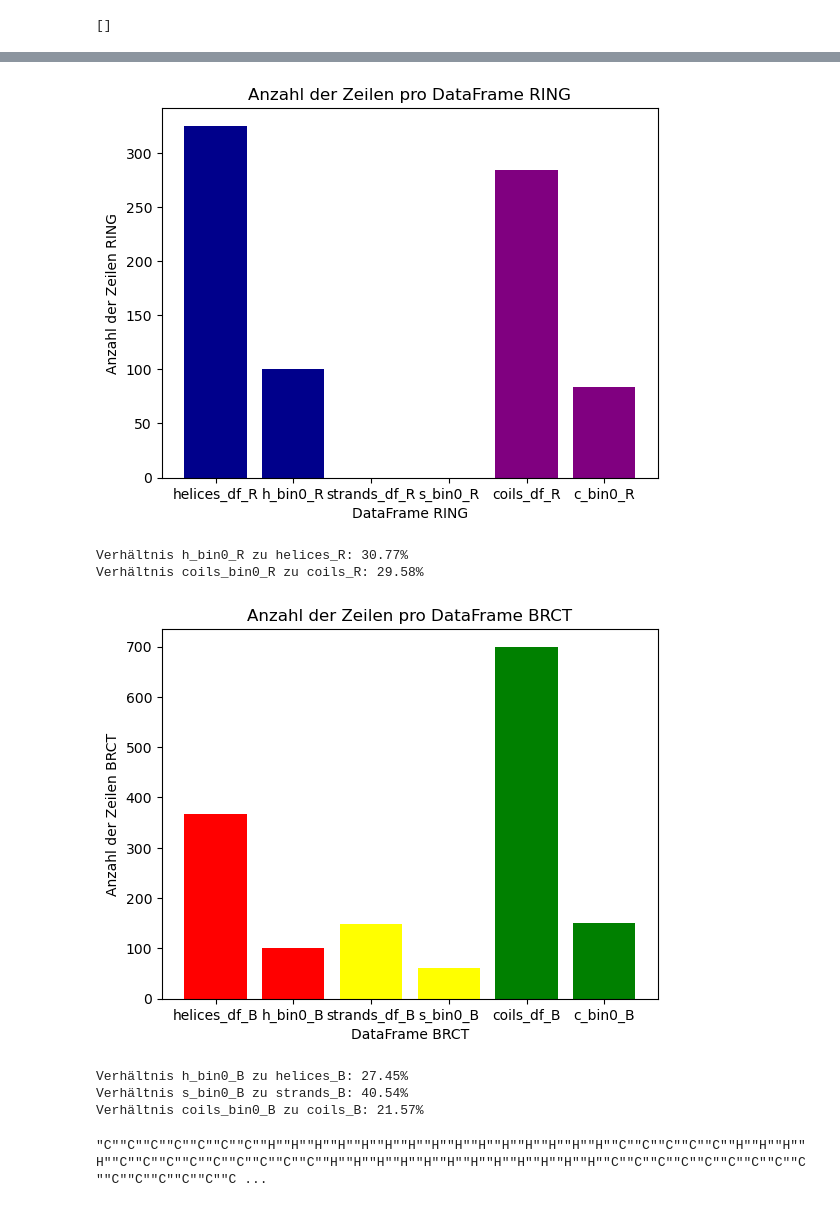
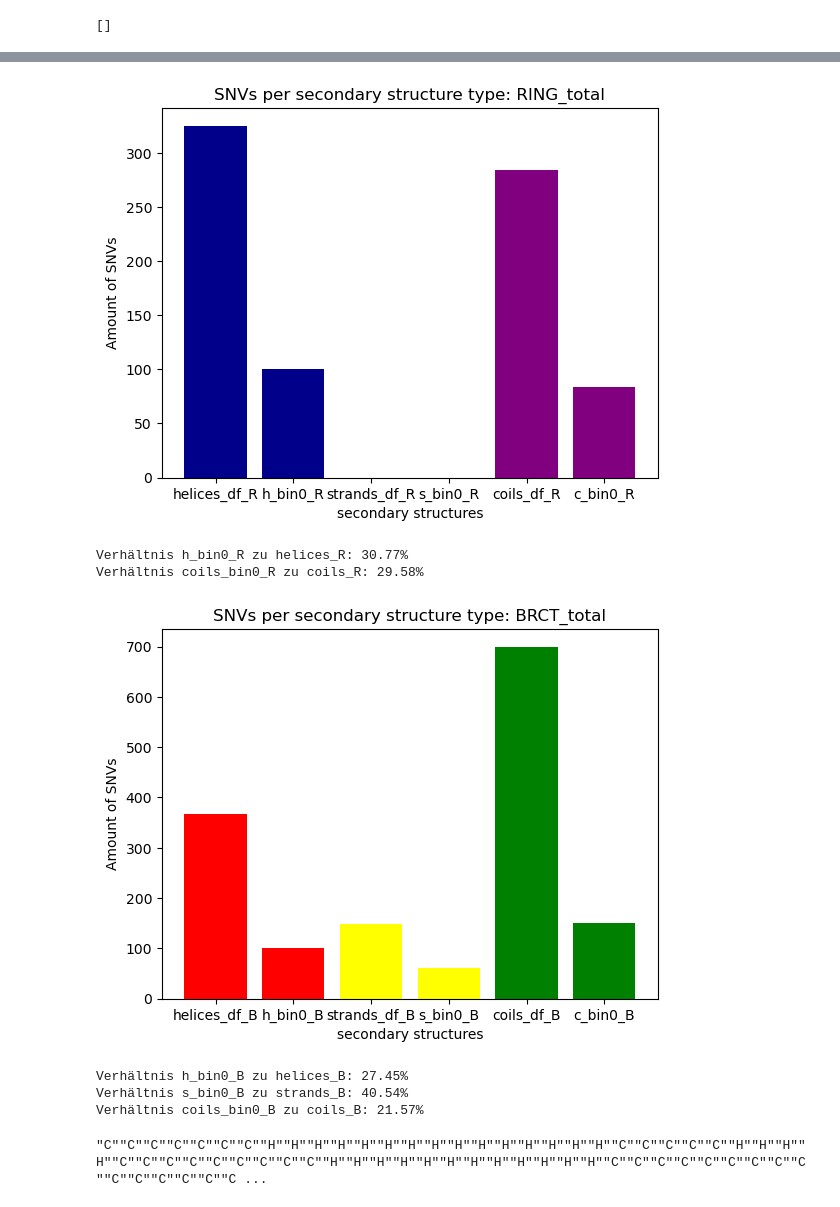
Before and after one commit to datascience-mobi-2023/topic02_team04, a Jupyter notebook: Code1_Mara.ipynb, the cells around one changed output, grey strips where cells are left out. Cells and saved outputs as stored; diff of their text form; code cells hidden in the pictures.

```diff
--- a/Code1_Mara.ipynb
+++ b/Code1_Mara.ipynb
@@ -5,5 +5,6 @@ import numpy as np
 import matplotlib.pyplot as plt
 # %%
 # data
-df = pd.read_csv("BRCA1_HUMAN_Findlay_2018.csv")
-print(df)
+#df = pd.read_csv("BRCA1_HUMAN_Findlay_2018.csv")
+#print(df)
+df = pd.read_csv("/Users/enno/Desktop/Informatik/BRCA1_HUMAN_Findlay_2018.csv")
@@ -320,9 +303,9 @@ colors = ['darkblue', 'darkblue', 'red', 'red', 'purple', 'purple']
 # Erstelle das Balkendiagramm
 plt.bar(df_names, df_counts,color=colors)
 # Achsentitel und Diagrammtitel hinzufügen
-plt.xlabel('DataFrame RING')
-plt.ylabel('Anzahl der Zeilen RING')
-plt.title('Anzahl der Zeilen pro DataFrame RING')
+plt.xlabel('secondary structures')
+plt.ylabel('Amount of SNVs')
+plt.title('SNVs per secondary structure type: RING_total')
 plt.show()
 
 
@@ -345,7 +328,7 @@ for i in range(1, len(dataframes), 2):
 for i, ratio in enumerate(ratios):
     print(f"Verhältnis {df_names[i*2+1]} zu {df_names[i*2]}: {ratio:.2f}%")
 # %% [output]
-[figure, old version]
+[figure, new version]
 Verhältnis h_bin0_R zu helices_R: 30.77%
 Verhältnis coils_bin0_R zu coils_R: 29.58%
 # %%
@@ -370,37 +353,37 @@ coils_df_BRCT_bin0 = coils_df_BRCT.loc[coils_df_BRCT['DMS_score_bin'] == 0].copy
 # Anzahl der Zeilen in jedem DataFrame
 df_counts = [len(helices_df_BRCT),len(helices_df_BRCT_bin0),len(strands_df_BRCT),len(strands_df_BRCT_bin0), len(coils_df_BRCT),len(coils_df_BRCT_bin0)]
 # DataFrame-Namen
 df_names = ['helices_df_B',"h_bin0_B", 'strands_df_B',"s_bin0_B",'coils_df_B',"c_bin0_B"]
 colors = ['red', 'red', 'yellow', 'yellow', 'green', 'green']
 # Erstelle das Balkendiagramm
 plt.bar(df_names, df_counts,color=colors)
 # Achsentitel und Diagrammtitel hinzufügen
-plt.xlabel('DataFrame BRCT')
-plt.ylabel('Anzahl der Zeilen BRCT')
-plt.title('Anzahl der Zeilen pro DataFrame BRCT')
+plt.xlabel('secondary structures')
+plt.ylabel('Amount of SNVs')
+plt.title('SNVs per secondary structure type: BRCT_total')
 plt.show()
 
 
 
 #Verältnisse der Sekundärstrukturen und ihren bin0 scores (BRCT)
 
 # Liste der DataFrames
 dataframes = [helices_df_BRCT, helices_df_BRCT_bin0, strands_df_BRCT,strands_df_BRCT_bin0,coils_df_BRCT, coils_df_BRCT_bin0]
 
 # DataFrame-Namen
 df_names = ['helices_B', 'h_bin0_B',"strands_B","s_bin0_B", 'coils_B', 'coils_bin0_B']
 
 # Berechnung des Verhältnisses der Anzahl der Zeilen für jedes Paar in Prozent
 ratios = []
 for i in range(1, len(dataframes), 2):
     ratio = (len(dataframes[i]) / len(dataframes[i-1])) * 100
     ratios.append(ratio)
 
 # Ausgabe der Verhältnisse
 for i, ratio in enumerate(ratios):
     print(f"Verhältnis {df_names[i*2+1]} zu {df_names[i*2]}: {ratio:.2f}%")
 # %% [output]
-[figure, old version]
+[figure, new version]
 Verhältnis h_bin0_B zu helices_B: 27.45%
 Verhältnis s_bin0_B zu strands_B: 40.54%
 Verhältnis coils_bin0_B zu coils_B: 21.57%
```
Also changed, not shown: parts of 4 cells of this notebook.
